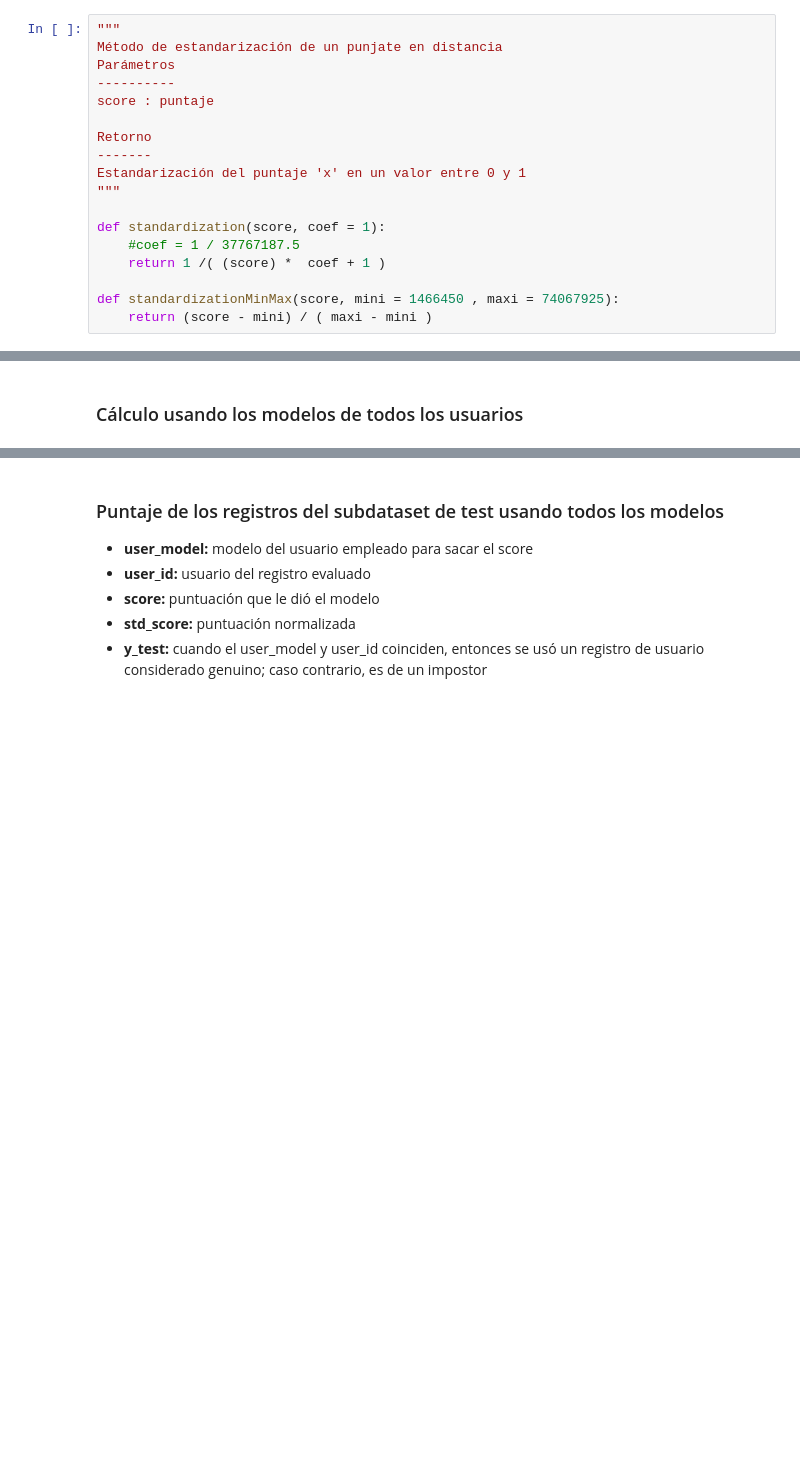
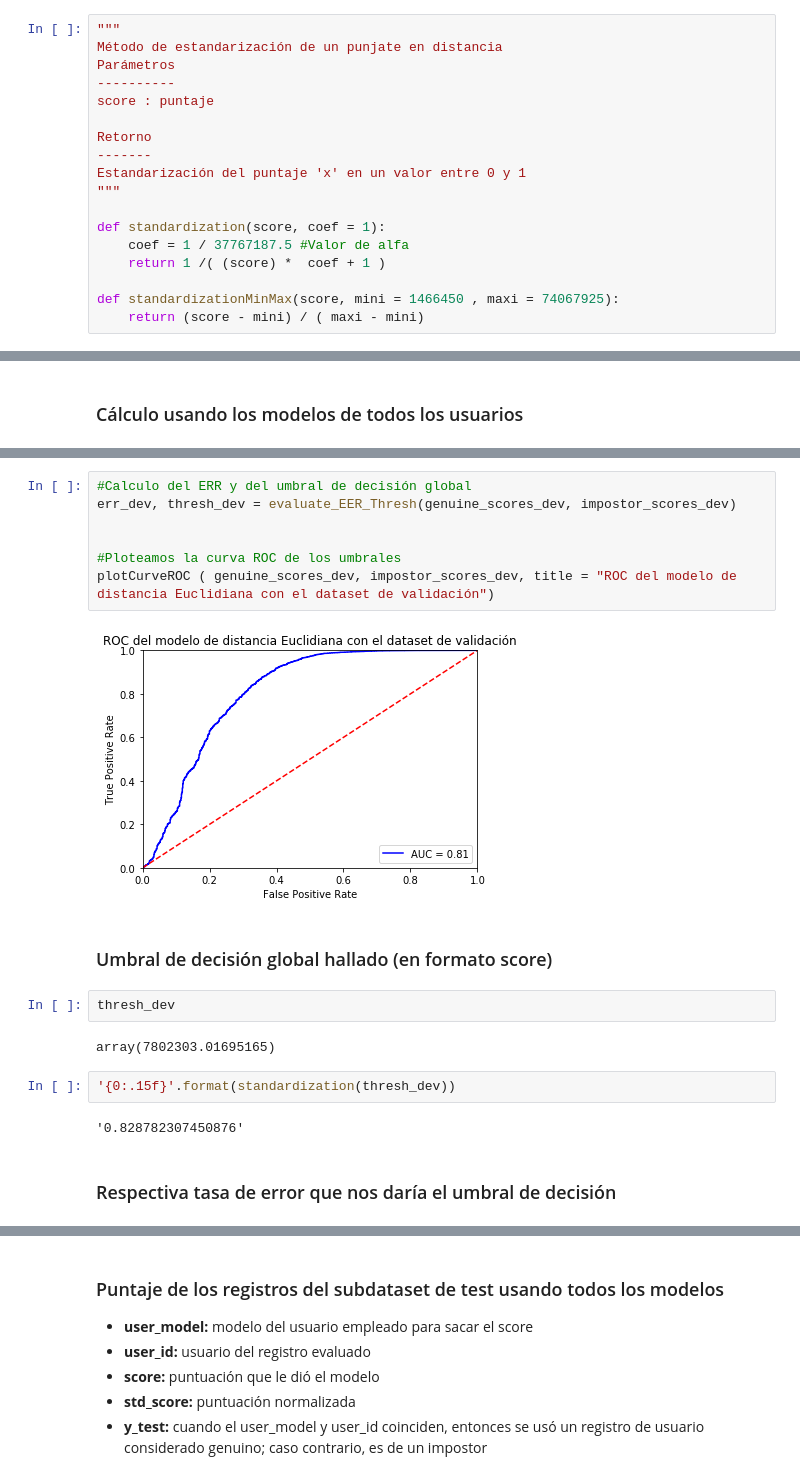
Before and after one commit to aronlo/tesis, a Jupyter notebook: euclidean_distance_final_metodology.ipynb, the cells around one changed output, grey strips where cells are left out. Drawn from its saved outputs; the diff is of its cells as text; blank space fills up the shorter version.

```diff
--- a/euclidean_distance_final_metodology.ipynb
+++ b/euclidean_distance_final_metodology.ipynb
@@ -45,11 +72,11 @@ Estandarización del puntaje 'x' en un valor entre 0 y 1
 """
 
 def standardization(score, coef = 1):
-    #coef = 1 / 37767187.5
+    coef = 1 / 37767187.5 #Valor de alfa
     return 1 /( (score) *  coef + 1 )
 
 def standardizationMinMax(score, mini = 1466450 , maxi = 74067925):
-    return (score - mini) / ( maxi - mini )
+    return (score - mini) / ( maxi - mini)
 # %%
 '{0:.10f}'.format(standardization(3360554.513)) #Modelo1 usuario1
 # %% [output]
@@ -485,0 +605,21 @@ user_1_evaluation
+# %%
+#Calculo del ERR y del umbral de decisión global
+err_dev, thresh_dev = evaluate_EER_Thresh(genuine_scores_dev, impostor_scores_dev)
+
+
+#Ploteamos la curva ROC de los umbrales
+plotCurveROC ( genuine_scores_dev, impostor_scores_dev, title = "ROC del modelo de distancia Euclidiana con el dataset de validación")
+# %% [output]
+[figure, added]
+# %% [markdown]
+### Umbral de decisión global hallado (en formato score)
+# %%
+thresh_dev
+# %% [output]
+array(7802303.01695165)
+# %%
+'{0:.15f}'.format(standardization(thresh_dev))
+# %% [output]
+'0.828782307450876'
+# %% [markdown]
+### Respectiva tasa de error que nos daría el umbral de decisión
```
Also changed, not shown: parts of 50 cells of this notebook, 10 other files.
